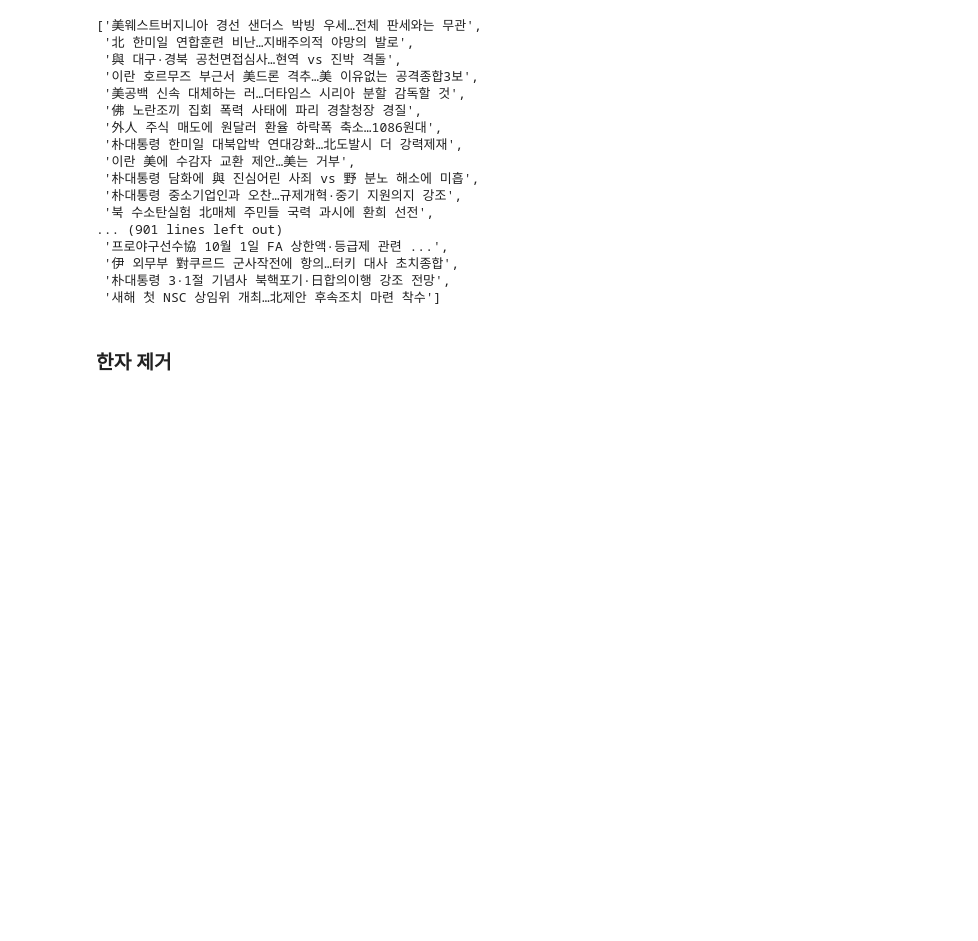
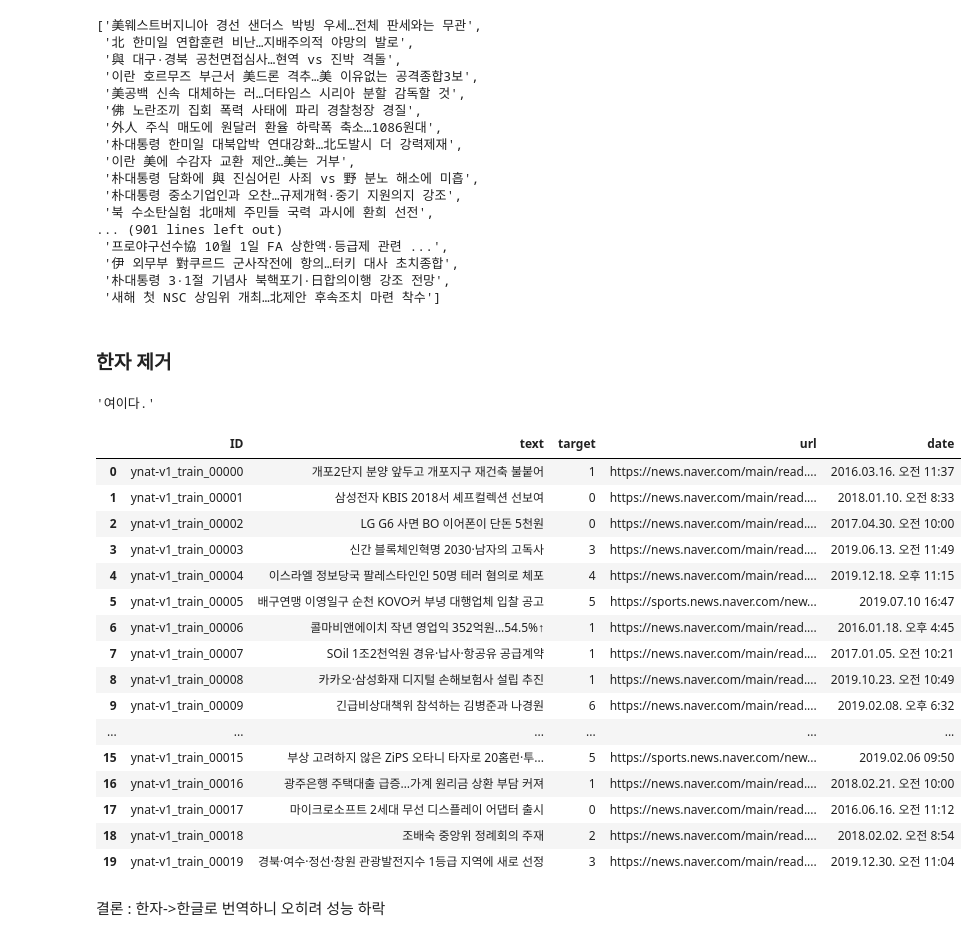
Before and after one commit to boostcampaitech6/level2-nlp-datacentric-nlp-05, a Jupyter notebook: code/EDA/EDA_KGW.ipynb, the cells around one changed output. Cells and saved outputs as stored; diff of their text form; code cells hidden in the pictures; blank space fills up the shorter version.

```diff
--- a/code/EDA/EDA_KGW.ipynb
+++ b/code/EDA/EDA_KGW.ipynb
@@ -140,3 +139,37 @@ for idx, data in enumerate(train_data["text"]):
     train_data.iloc[idx, 1] = preprocessed_data
 # %%
 train_data
+# %%
+# 2. 한자를 한국어로 번역 -> 라이브러리 탐색 후 적용
+
+# hanja 라이브러리 : 한자를 음으로 번역해주는 라이브러리, 北 -> "북"
+import hanja
+hanja.translate('女이다.', 'substitution')
+# %% [output]
+'여이다.'
+# %%
+for idx, data in enumerate(train_data["text"]):
+    translated_data = hanja.translate(data, 'substitution')
+    train_data.iloc[idx, 1] = translated_data
+# %%
+train_data[:20]
+# %% [output]
+|  | ID | text | target | url | date |
+| 0 | ynat-v1_train_00000 | 개포2단지 분양 앞두고 개포지구 재건축 불붙어 | 1 | https://news.naver.com/main/read.... | 2016.03.16. 오전 11:37 |
+| 1 | ynat-v1_train_00001 | 삼성전자 KBIS 2018서 셰프컬렉션 선보여 | 0 | https://news.naver.com/main/read.... | 2018.01.10. 오전 8:33 |
+| 2 | ynat-v1_train_00002 | LG G6 사면 BO 이어폰이 단돈 5천원 | 0 | https://news.naver.com/main/read.... | 2017.04.30. 오전 10:00 |
+| 3 | ynat-v1_train_00003 | 신간 블록체인혁명 2030·남자의 고독사 | 3 | https://news.naver.com/main/read.... | 2019.06.13. 오전 11:49 |
+| 4 | ynat-v1_train_00004 | 이스라엘 정보당국 팔레스타인인 50명 테러 혐의로 체포 | 4 | https://news.naver.com/main/read.... | 2019.12.18. 오후 11:15 |
+| 5 | ynat-v1_train_00005 | 배구연맹 이영일구 순천 KOVO커 부녕 대행업체 입찰 공고 | 5 | https://sports.news.naver.com/new... | 2019.07.10 16:47 |
+| 6 | ynat-v1_train_00006 | 콜마비앤에이치 작년 영업익 352억원…54.5%↑ | 1 | https://news.naver.com/main/read.... | 2016.01.18. 오후 4:45 |
+| 7 | ynat-v1_train_00007 | SOil 1조2천억원 경유·납사·항공유 공급계약 | 1 | https://news.naver.com/main/read.... | 2017.01.05. 오전 10:21 |
+| 8 | ynat-v1_train_00008 | 카카오·삼성화재 디지털 손해보험사 설립 추진 | 1 | https://news.naver.com/main/read.... | 2019.10.23. 오전 10:49 |
+| 9 | ynat-v1_train_00009 | 긴급비상대책위 참석하는 김병준과 나경원 | 6 | https://news.naver.com/main/read.... | 2019.02.08. 오후 6:32 |
+| ... | ... | ... | ... | ... | ... |
+| 15 | ynat-v1_train_00015 | 부상 고려하지 않은 ZiPS 오타니 타자로 20홈런·투... | 5 | https://sports.news.naver.com/new... | 2019.02.06 09:50 |
+| 16 | ynat-v1_train_00016 | 광주은행 주택대출 급증…가계 원리금 상환 부담 커져 | 1 | https://news.naver.com/main/read.... | 2018.02.21. 오전 10:00 |
+| 17 | ynat-v1_train_00017 | 마이크로소프트 2세대 무선 디스플레이 어댑터 출시 | 0 | https://news.naver.com/main/read.... | 2016.06.16. 오전 11:12 |
+| 18 | ynat-v1_train_00018 | 조배숙 중앙위 정례회의 주재 | 2 | https://news.naver.com/main/read.... | 2018.02.02. 오전 8:54 |
+| 19 | ynat-v1_train_00019 | 경북·여수·정선·창원 관광발전지수 1등급 지역에 새로 선정 | 3 | https://news.naver.com/main/read.... | 2019.12.30. 오전 11:04 |
+# %% [markdown]
+결론 : 한자->한글로 번역하니 오히려 성능 하락
```
Also changed, not shown: parts of 1 cell of this notebook, 4 other files.
